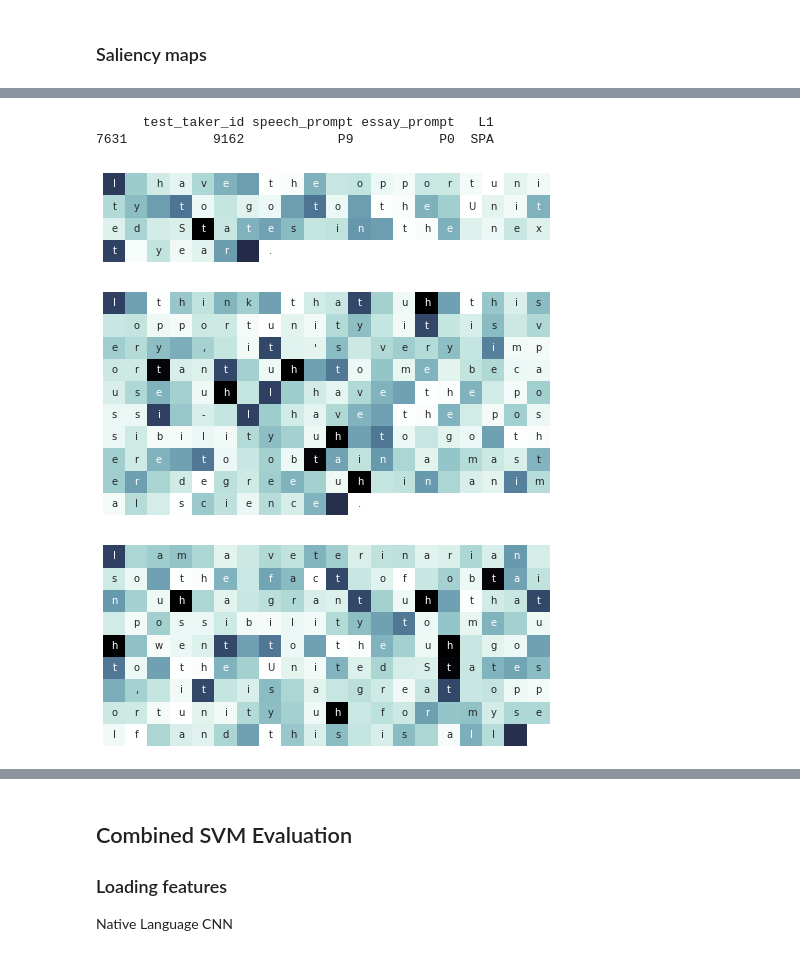
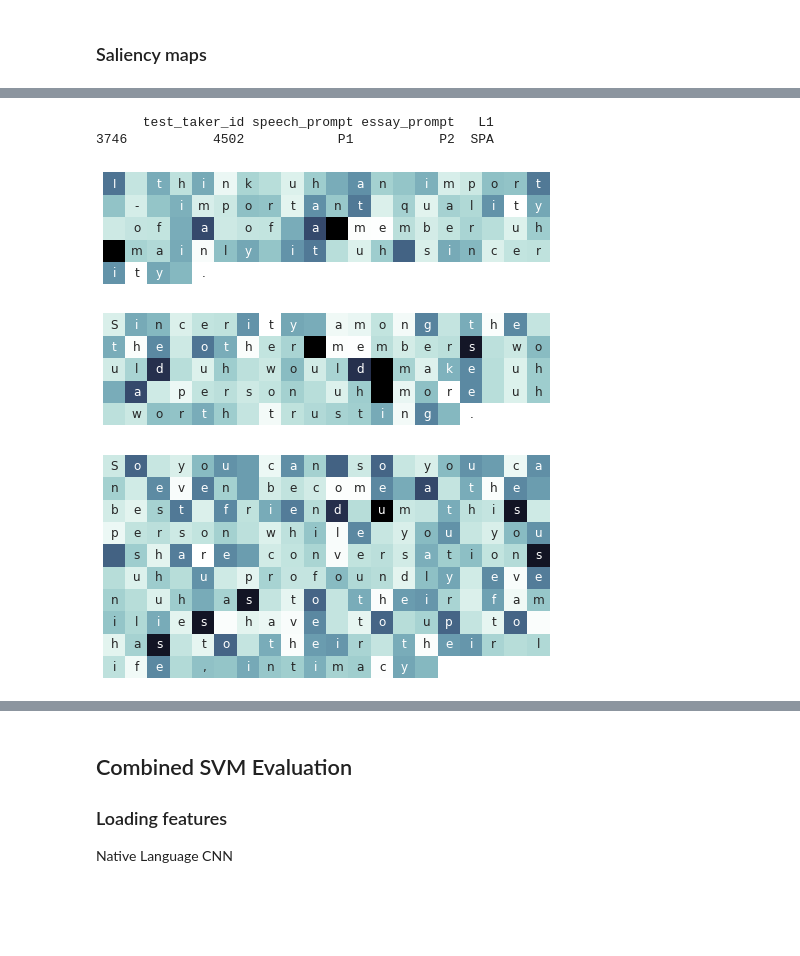
Before and after one commit to loongchh/native-language-cnn, a Jupyter notebook: Evaluate.ipynb, the cells around one changed output, grey strips where cells are left out. Drawn from its saved outputs; the diff is of its cells as text; code cells hidden in the pictures; blank space fills up the shorter version.

```diff
--- a/Evaluate.ipynb
+++ b/Evaluate.ipynb
@@ -170,7 +172,9 @@ plot_embeddings(embeddings[indices], bigrams)
 ### Saliency maps
 # %%
 file_dir = "data/speech_transcriptions/train/tokenized"
-df_label = pd.read_csv(train_label_file)
+# file_dir = "data/speech_transcriptions/dev/tokenized"
+df_train_label = pd.read_csv(train_label_file)
+df_dev_label = pd.read_csv(dev_label_file)
 # %%
 def get_embed_grad(model, X, y, cuda=True):
     model.eval()
@@ -186,7 +190,7 @@ def get_embed_grad(model, X, y, cuda=True):
 
 def plot_saliency_map(model, X, y, df_label, test_id=None, width=20):
     if not test_id:
-        test_id = np.random.choice(test_taker_id)
+        test_id = np.random.choice(df_label['test_taker_id'].tolist())
     file_name = "{:05d}.txt".format(test_id)
     idx = df_label[df_label['test_taker_id'] == test_id].index.tolist()[0]
     print(df_label[df_label['test_taker_id'] == test_id])
@@ -226,4 +230,5 @@ def plot_saliency_map(model, X, y, df_label, test_id=None, width=20):
         cmap = sns.cubehelix_palette(5, dark=0, light=1, rot=-.25, as_cmap=True)
         sns.heatmap(grad, annot=annot, fmt = '', square=True, cbar=False, cmap=cmap,
                     xticklabels=[''] * grad.shape[0], yticklabels=[''] * grad.shape[1])
+        plt.savefig("{:05d}_l{:d}_saliency_map.png".format(test_id, l), dpi=300, bbox_inches='tight')
         plt.show()
@@ -230,8 +242,8 @@ def plot_saliency_map(model, X, y, df_label, test_id=None, width=20):
 # %%
-plot_saliency_map(nlcnn_model0, train_mat, train_label, df_label, width=20)
+plot_saliency_map(nlcnn_model0, train_mat, train_label, df_train_label, test_id=4502, width=20)
 # %% [output]
       test_taker_id speech_prompt essay_prompt   L1
-7631           9162            P9           P0  SPA
+3746           4502            P1           P2  SPA
-[figure, old version]
+[figure, new version]
-[figure, old version]
+[figure, new version]
-[figure, old version]
+[figure, new version]
```
Also changed, not shown: parts of 20 cells of this notebook, 1 other file.
